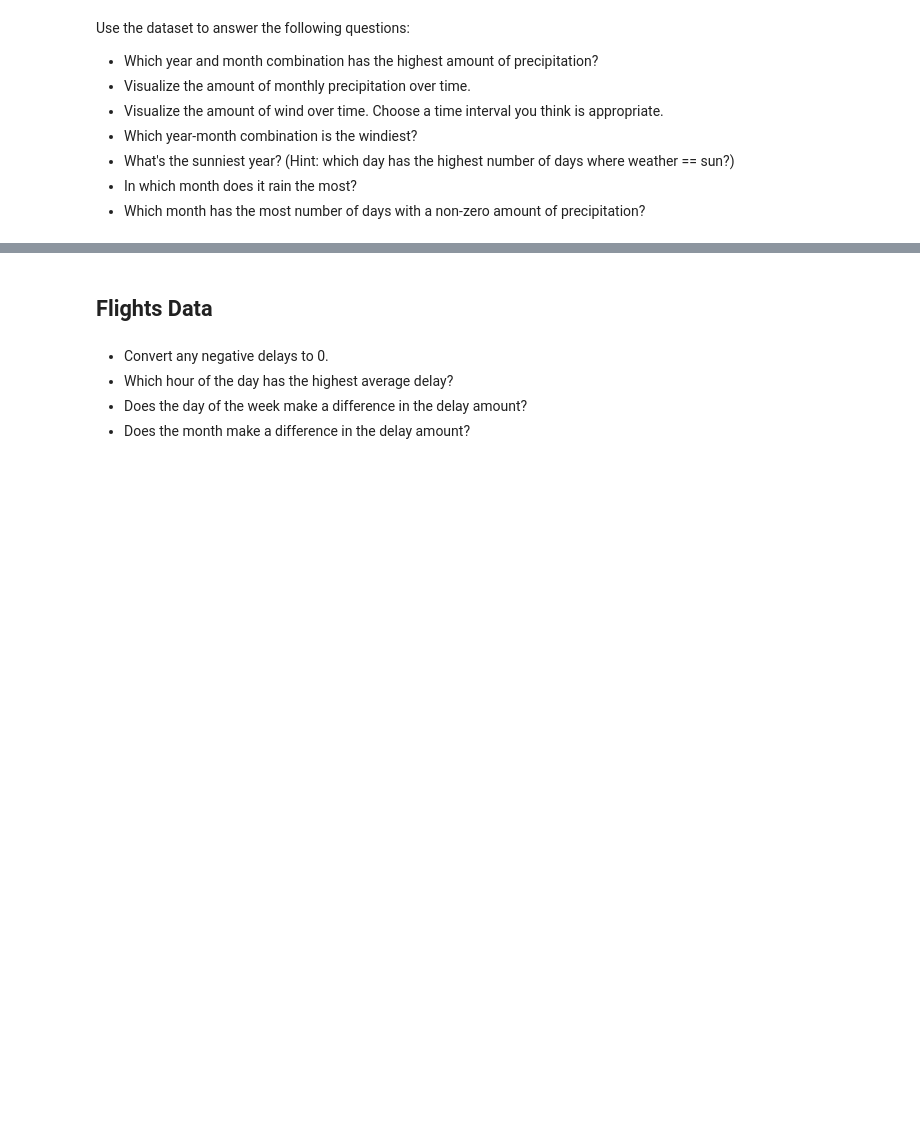
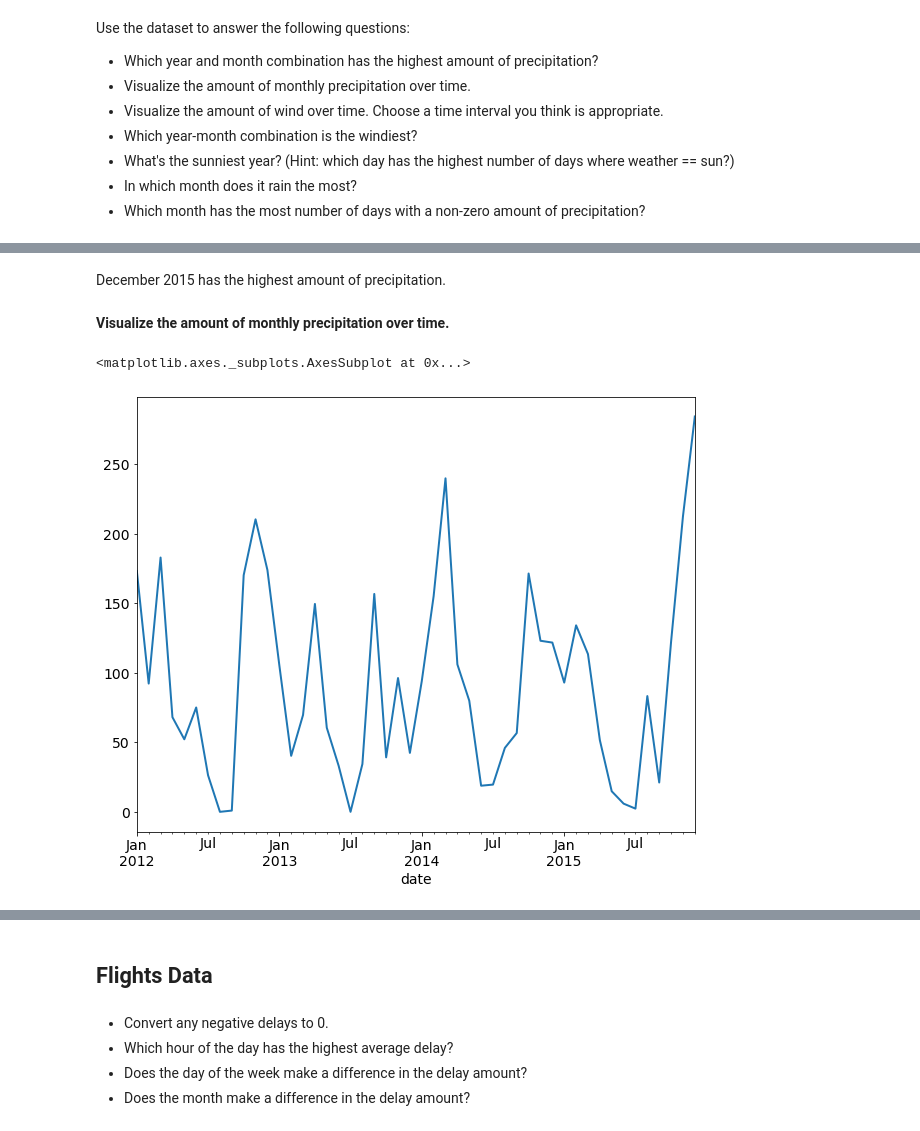
Before and after one commit to KwameTaylor/time-series-exercises, a Jupyter notebook: time-series-manipulation.ipynb, the cells around one changed output, grey strips where cells are left out. Drawn from its saved outputs; the diff is of its cells as text; code cells hidden in the pictures; blank space fills up the shorter version.

Commit message:
finish seattle

```diff
--- a/time-series-manipulation.ipynb
+++ b/time-series-manipulation.ipynb
@@ -202,0 +213,3 @@ data.seattle_weather()
+# %%
+df = data.seattle_weather()
+df
@@ -202,0 +232,3 @@ data.seattle_weather()
+# %%
+df = df.set_index('date').sort_index()
+df.head(3)
@@ -212,0 +263,9 @@ Use the dataset to answer the following questions:
+# %% [markdown]
+December 2015 has the highest amount of precipitation.
+# %% [markdown]
+**Visualize the amount of monthly precipitation over time.**
+# %%
+df.resample('M').precipitation.sum().plot()
+# %% [output]
+<matplotlib.axes._subplots.AxesSubplot at 0x...>
+[figure, added]
```
Also changed, not shown: parts of 25 cells of this notebook.
